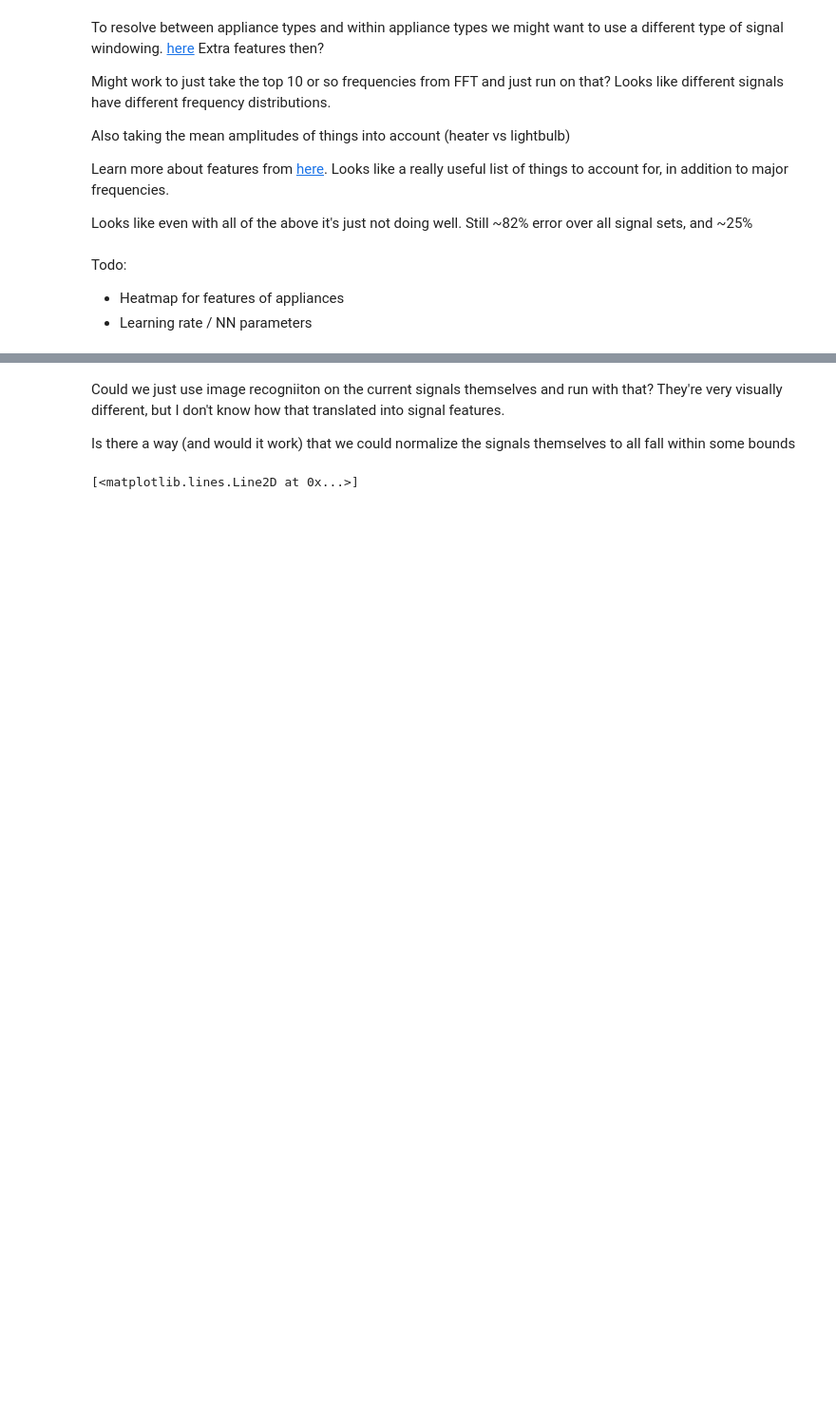
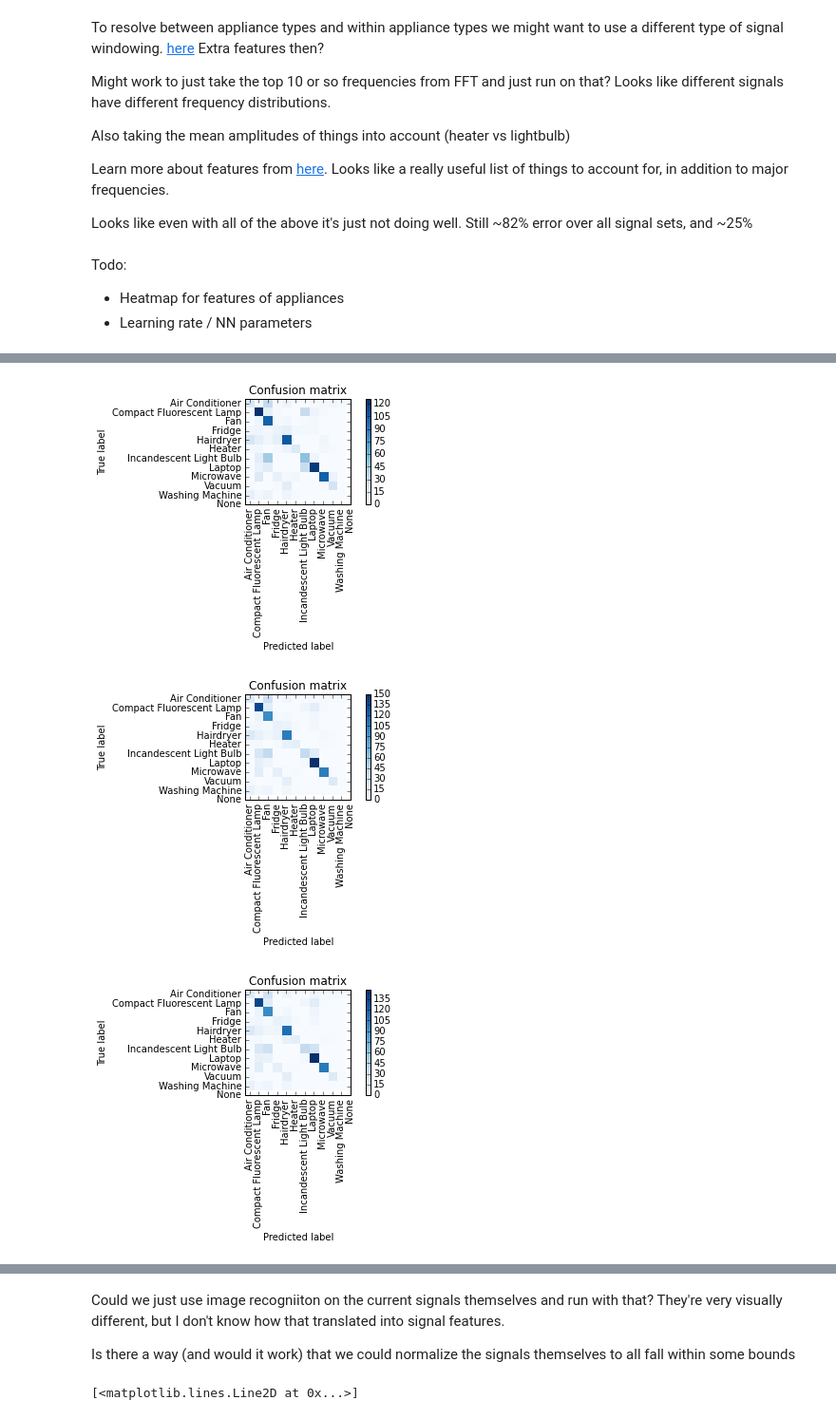
Before and after one commit to meissnereric/appliance_oracle, a Jupyter notebook: RealParserYo.ipynb, the cells around one changed output, grey strips where cells are left out. Shown: that part at 95% size. Drawn from its saved outputs; the diff is of its cells as text; code cells hidden in the pictures; blank space fills up the shorter version.

Commit message:
65% accuracy + conf matrix viz

```diff
--- a/RealParserYo.ipynb
+++ b/RealParserYo.ipynb
@@ -694,0 +677,64 @@ mpld3.disable_notebook()
+# %%
+mpld3.disable_notebook()
+from itertools import combinations
+def powerset(iterable):
+    "powerset([1,2,3]) --> () (1,) (2,) (3,) (1,2) (1,3) (2,3) (1,2,3)"
+    s = list(iterable)
+    return chain.from_iterable(combinations(s, r) for r in range(len(s)+1))
+# %%
+def plot_confusion_matrix(cm, title='Confusion matrix', cmap=plt.cm.Blues):
+    global Unq_type
+    plt.imshow(cm, interpolation='nearest', cmap=cmap)
+    plt.title(title)
+    plt.colorbar()
+    tick_marks = np.arange(len(Unq_type))
+    plt.xticks(tick_marks,Unq_type, rotation=90)
+    plt.yticks(tick_marks, Unq_type)
+    plt.tight_layout()
+    plt.ylabel('True label')
+    plt.xlabel('Predicted label')
+# %%
+from sklearn.naive_bayes import GaussianNB
+from sklearn import svm, linear_model, metrics
+from sklearn.metrics import confusion_matrix
+
+masks = powerset(range(12))
+#mask = [4]
+#best_auc = 0 - AUC not helpful for multiclass unless we do some actula analysis
+max_right = 0
+best_mask = []
+for i, mask in enumerate(masks):
+    X = np.delete(trndata['input'], mask, 1)
+    y = trndata['class']
+    tstX = np.delete(tstdata['input'], mask, 1)
+    tstY = tstdata['class']
+    #tstX = np.append(X, tstX)
+    #tstY = np.append(y, tstY)
+    tstX = X
+    tstY = y
+    gnb = GaussianNB()
+    y_fit = gnb.fit(X, y.ravel())
+    y_pred = y_fit.predict(tstX)
+
+    #fpr, tpr, thresholds = metrics.roc_curve(tstY, y_pred, pos_label=2)
+    #auc = metrics.auc(fpr, tpr)
+    right = [1 for i, _ in enumerate(y_pred) if y_pred[i] == tstY[i]]
+    if sum(right) >= max_right:
+        max_right  = sum(right)
+        print "(Right) Mask: " + str(mask)
+        best_mask = mask
+        #print y_pred
+        print("Number of mislabeled points out of a total %d points : %d"
+              % (tstX.shape[0],len(y_pred) - sum(right)))
+        print float(sum(right)) / float(len(y_pred))
+
+        cm = confusion_matrix(tstY, y_pred)
+        np.set_printoptions(precision=2)
+        print('Confusion matrix, without normalization')
+        print(cm)
+        plt.figure()
+        plot_confusion_matrix(cm)
+
+plt.savefig("conf_matrix" + str(i) + ".png")
+print "Done"
+# %% [output]
@@ -694,0 +758,3 @@ mpld3.disable_notebook()
+[figure, added]
+[figure, added]
+[figure, added]
```
Also changed, not shown: parts of 15 cells of this notebook, 1 other file.
